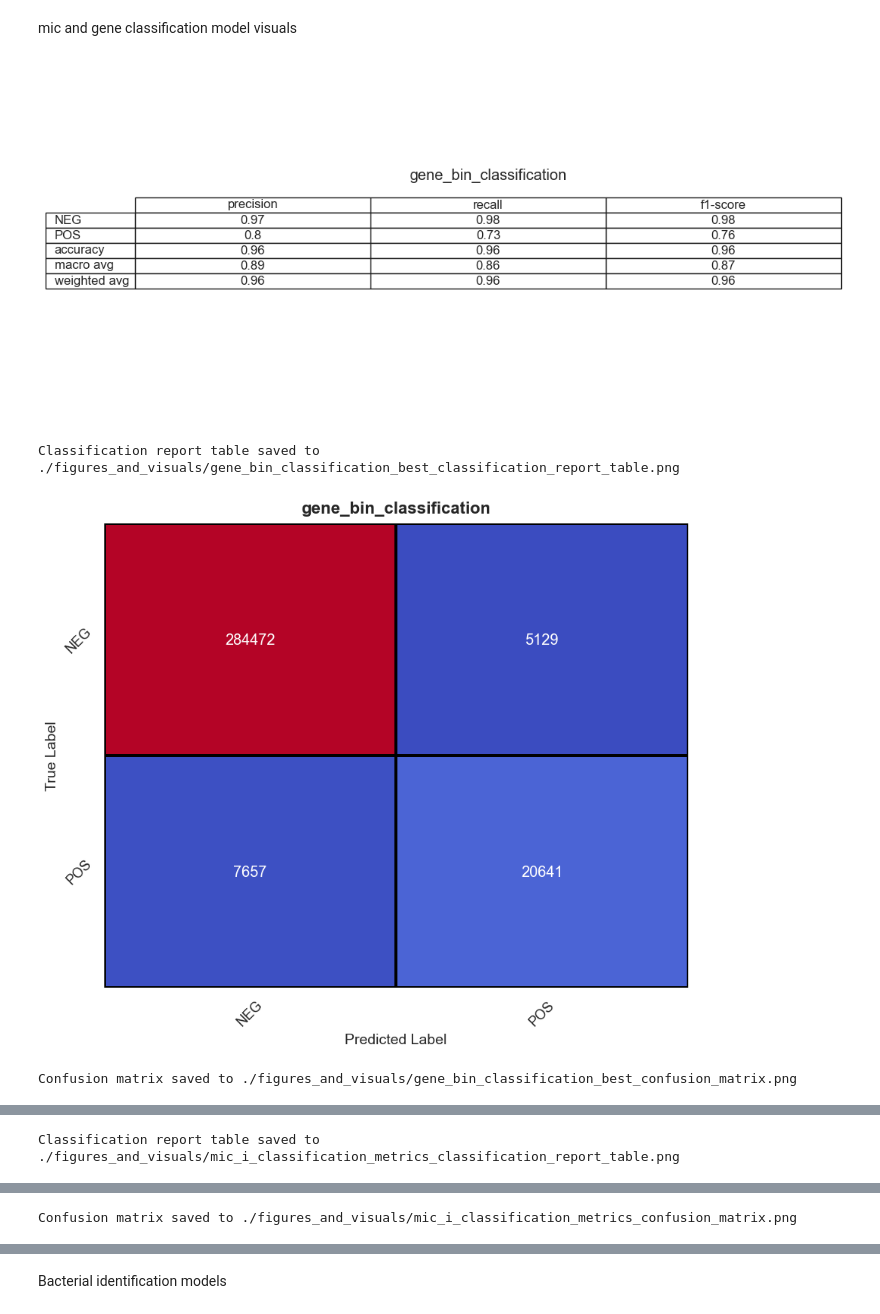
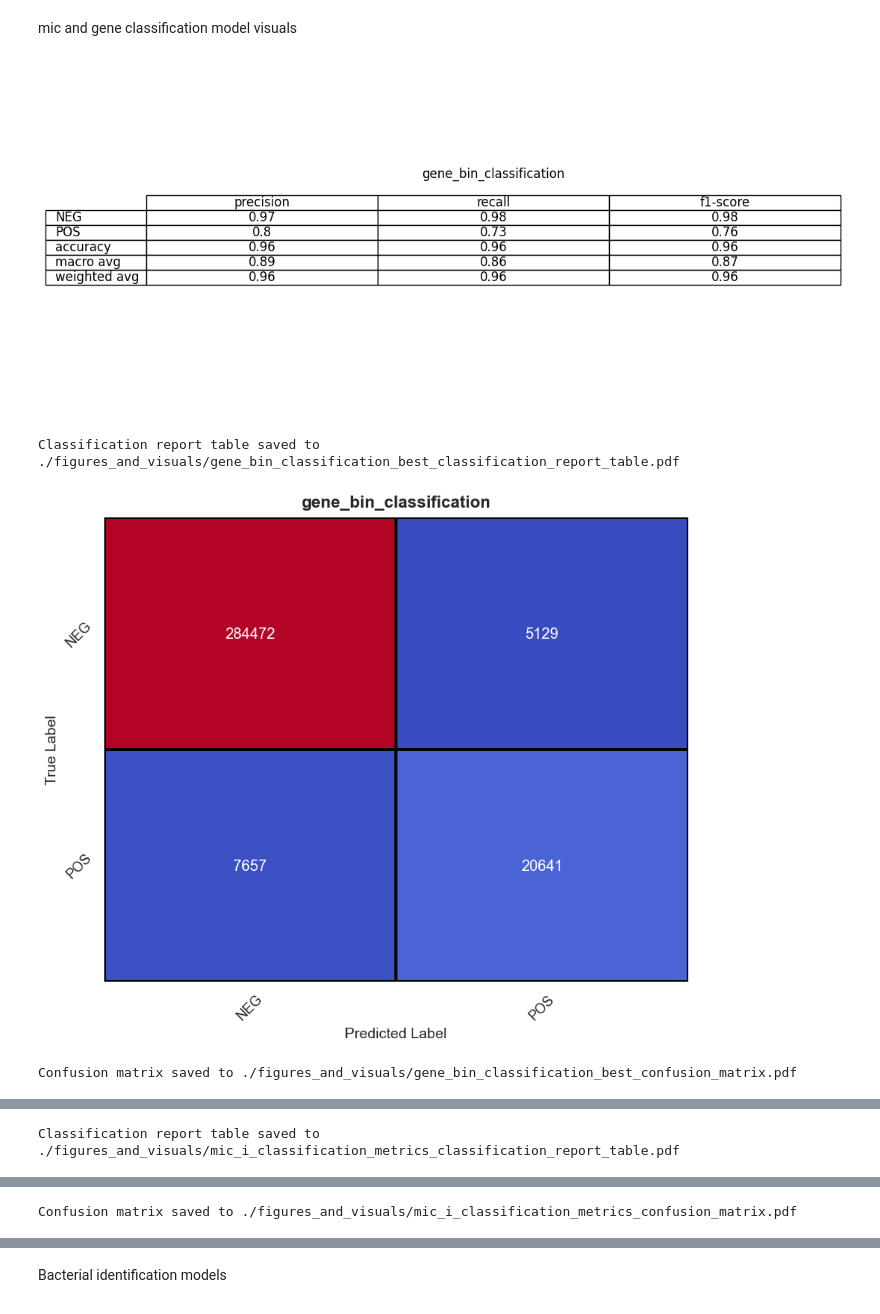
Before and after one commit to thomaslim6793/microbis-ml-fastapi, a Jupyter notebook: figures_and_vis.ipynb, the cells around one changed output, grey strips where cells are left out. Cells and saved outputs as stored; diff of their text form; code cells hidden in the pictures.

```diff
--- a/figures_and_vis.ipynb
+++ b/figures_and_vis.ipynb
@@ -40,7 +40,7 @@ def save_classification_report(report_df, output_dir, base_name, title):
     table.scale(1.2, 1.2)
 
     # Save the figure as an image file with the base name prepended
-    output_path = os.path.join(output_dir, f'{base_name}_classification_report_table.png')
+    output_path = os.path.join(output_dir, f'{base_name}_classification_report_table.pdf')
     plt.savefig(output_path, bbox_inches='tight', pad_inches=0.02)
     plt.show()
 
@@ -64,7 +64,7 @@ def save_confusion_matrix(confusion_matrix, labels, output_dir, base_name, title
     plt.yticks(rotation=45)
 
     # Save the confusion matrix figure with the base name prepended
-    output_path = os.path.join(output_dir, f'{base_name}_confusion_matrix.png')
+    output_path = os.path.join(output_dir, f'{base_name}_confusion_matrix.pdf')
     plt.savefig(output_path, bbox_inches='tight', pad_inches=0.02)
     plt.show()
 
@@ -74,41 +74,41 @@ def main(filename, output_dir='./figures_and_visuals', title=""):
     """Main function to load data, generate, and save plots."""
     # Extract the base name of the file (without extension)
     base_name = os.path.splitext(os.path.basename(filename))[0]
 
     # Load the evaluation metrics
     data = load_evaluation_metrics(filename)
 
     # Extract accuracy, classification report, and confusion matrix
     accuracy = data['accuracy']
     classification_report = data['classification_report']
     confusion_matrix = data['confusion_matrix']
 
     # Convert classification report to DataFrame and round to 2 decimal places
     report_df = pd.DataFrame(classification_report).T.round(2)
     # Drop 'support' column
     report_df.drop(columns='support', inplace=True)
 
     # Extract labels from the classification report keys
     labels = list(classification_report.keys())[:-3]  # Exclude 'accuracy', 'macro avg', and 'weighted avg'
 
     # Save the classification report table with a title
     save_classification_report(report_df, output_dir, base_name, title=title)
 
     # Save the confusion matrix heatmap with a title
     save_confusion_matrix(confusion_matrix, labels, output_dir, base_name, title=title)
 
 # Example usage
 main("./evaluation_metrics/gene_bin_classification_best.json", output_dir='./figures_and_visuals', title="gene_bin_classification")
 main("./evaluation_metrics/mic_i_classification_metrics.json", output_dir='./figures_and_visuals', title="mic_i_classification")
 # %% [output]
-[figure, old version]
+[figure, new version]
-Classification report table saved to ./figures_and_visuals/gene_bin_classification_best_classification_report_table.png
+Classification report table saved to ./figures_and_visuals/gene_bin_classification_best_classification_report_table.pdf
 [figure]
-Confusion matrix saved to ./figures_and_visuals/gene_bin_classification_best_confusion_matrix.png
+Confusion matrix saved to ./figures_and_visuals/gene_bin_classification_best_confusion_matrix.pdf
 [figure]
-Classification report table saved to ./figures_and_visuals/mic_i_classification_metrics_classification_report_table.png
+Classification report table saved to ./figures_and_visuals/mic_i_classification_metrics_classification_report_table.pdf
 [figure]
-Confusion matrix saved to ./figures_and_visuals/mic_i_classification_metrics_confusion_matrix.png
+Confusion matrix saved to ./figures_and_visuals/mic_i_classification_metrics_confusion_matrix.pdf
 # %%
 def load_evaluation_metrics(filename):
     """Load the evaluation metrics from a JSON file."""
```
Also changed, not shown: parts of 6 cells of this notebook, 31 other files.
